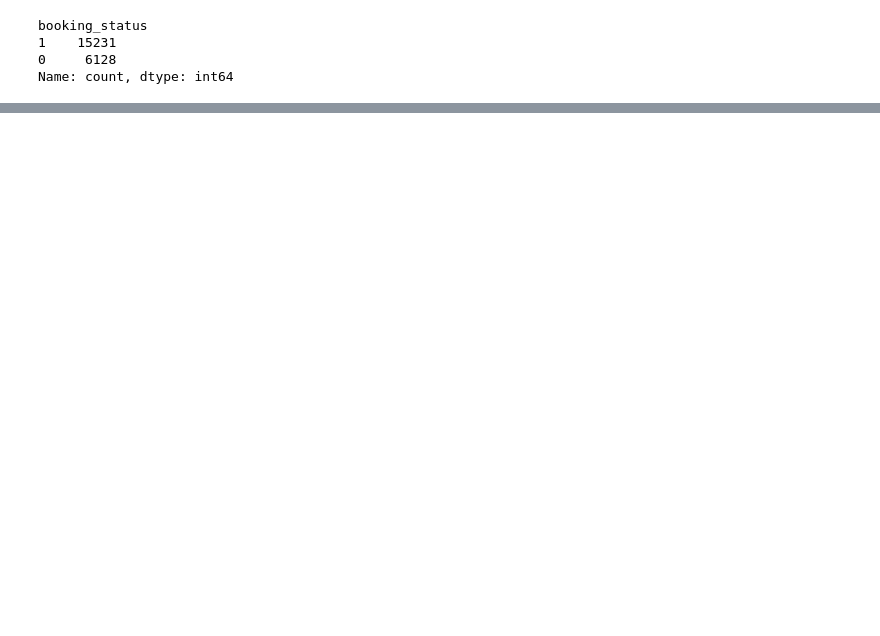
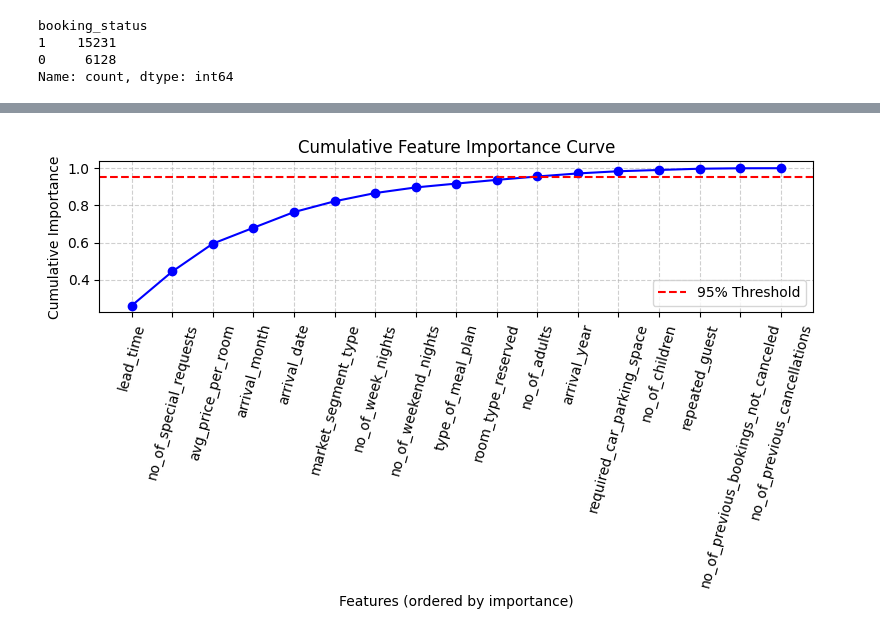
Before and after one commit to SurajBhar/hrprediction, a Jupyter notebook: notebook/experimentation.ipynb, the cells around one changed output, grey strips where cells are left out. Cells and saved outputs as stored; diff of their text form; code cells hidden in the pictures; blank space fills up the shorter version.

```diff
--- a/notebook/experimentation.ipynb
+++ b/notebook/experimentation.ipynb
@@ -689,0 +1201,41 @@ Name: count, dtype: int64
+# %%
+# our feature importance data
+data = {
+    'feature': [
+        'lead_time', 'no_of_special_requests', 'avg_price_per_room',
+        'arrival_month', 'arrival_date', 'market_segment_type',
+        'no_of_week_nights', 'no_of_weekend_nights', 'type_of_meal_plan',
+        'room_type_reserved', 'no_of_adults', 'arrival_year',
+        'required_car_parking_space', 'no_of_children', 'repeated_guest',
+        'no_of_previous_bookings_not_canceled', 'no_of_previous_cancellations'
+    ],
+    'importance': [
+        0.260226, 0.183688, 0.150109, 0.085296, 0.084464, 0.057997,
+        0.044419, 0.030316, 0.020648, 0.020059, 0.018242, 0.016362,
+        0.011845, 0.006775, 0.006758, 0.002444, 0.000351
+    ]
+}
+
+# Create DataFrame
+df_imp = pd.DataFrame(data)
+
+# Sort by importance
+df_imp = df_imp.sort_values(by='importance', ascending=False).reset_index(drop=True)
+
+# Calculate cumulative importance
+df_imp['cumulative_importance'] = df_imp['importance'].cumsum()
+
+# Plot cumulative importance curve
+plt.figure(figsize=(8, 5))
+plt.plot(range(1, len(df_imp) + 1), df_imp['cumulative_importance'], marker='o', color='blue')
+plt.axhline(y=0.95, color='red', linestyle='--', label='95% Threshold')
+plt.xticks(range(1, len(df_imp) + 1), df_imp['feature'], rotation=75)
+plt.xlabel('Features (ordered by importance)')
+plt.ylabel('Cumulative Importance')
+plt.title('Cumulative Feature Importance Curve')
+plt.grid(True, linestyle='--', alpha=0.6)
+plt.legend()
+plt.tight_layout()
+plt.show()
+# %% [output]
+[figure, added]
```
Also changed, not shown: parts of 68 cells of this notebook, 2 other files.
